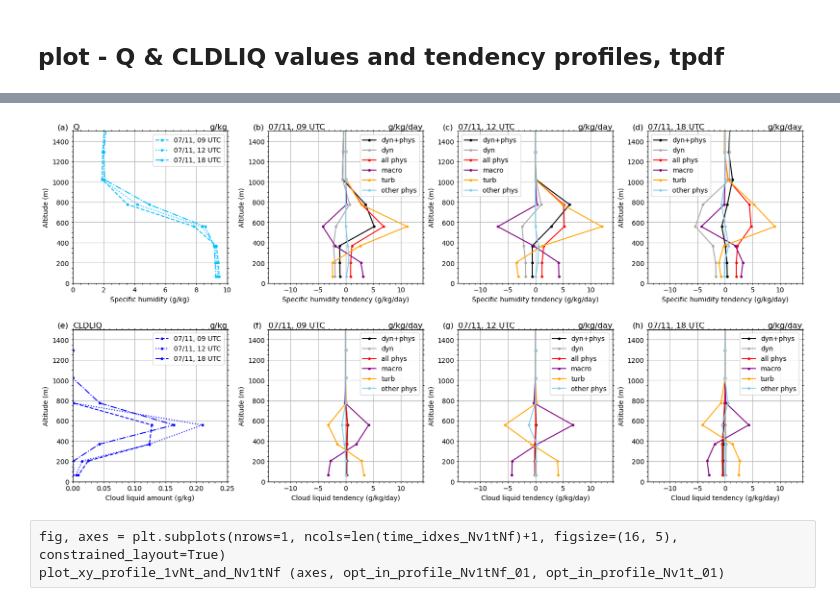
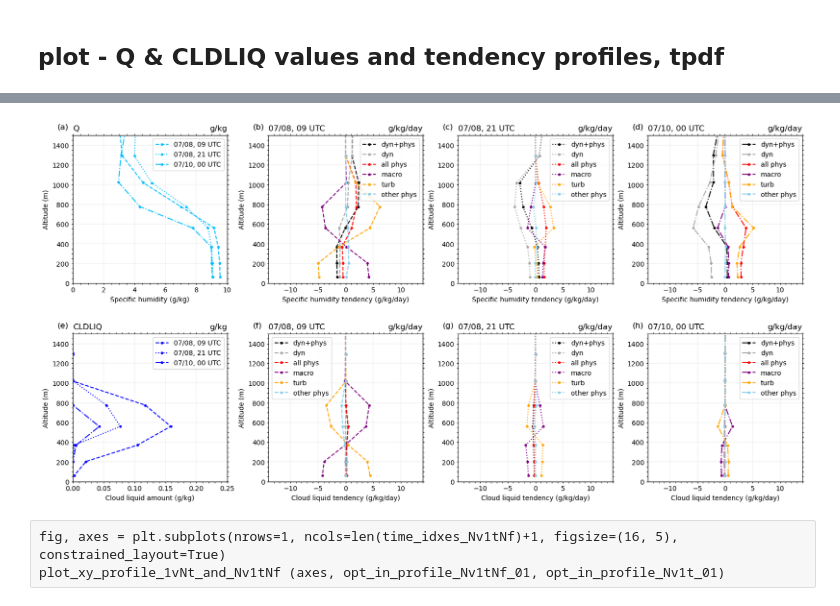
Before and after one commit to yihsuanchen/TaiESM1_Sc_diag, a Jupyter notebook: plot/plot_fig_xy_profile-var-TaiESM_hindcast.ipynb, the cells around one changed output, grey strips where cells are left out. Cells and saved outputs as stored; diff of their text form; code cells hidden in the pictures.

Commit message:
adjust figures

```diff
--- a/plot/plot_fig_xy_profile-var-TaiESM_hindcast.ipynb
+++ b/plot/plot_fig_xy_profile-var-TaiESM_hindcast.ipynb
@@ -1541,7 +1542,7 @@ if (do_test == "111"):
 # %%
 import warnings
 
-def plot_xy_profile_Nv1t(ax, ds, lev_1d, var_list, title=None, time_idx=0):
+def plot_xy_profile_Nv1t(ax, ds, lev_1d, var_list, title=None, time_idx=0, linestyle="-"):
     """
     Create an XY plot for multiple variables from an xarray.Dataset as X and an xarray.DataArray as Y.
 
@@ -1564,7 +1565,7 @@ def plot_xy_profile_Nv1t(ax, ds, lev_1d, var_list, title=None, time_idx=0):
             lev_1d_1t = lev_1d.isel(time=time_idx)
             units = getattr(var_1d_lev_1t, "units", " ")
             style, meta = generate_plot_xy_kwargs(var_name, var_1d_lev_1t, var_list, option_default="xy_profile_1tNv")
-            ax.plot(var_1d_lev_1t, lev_1d_1t, label=meta["label"], **style)
+            ax.plot(var_1d_lev_1t, lev_1d_1t, label=meta["label"], linestyle=linestyle, **style)
         else:
             warnings.warn(f"func [{func_name}]: Variable '{var_name}' not found in the dataset.", UserWarning)
 
@@ -1576,12 +1577,13 @@ def plot_xy_profile_Nv1t(ax, ds, lev_1d, var_list, title=None, time_idx=0):
     ax.set_ylabel(coord_label)
 
     #ax.text(0, 1.05, left_string, transform=ax.transAxes, fontsize=12, verticalalignment='top')
-    ax.text(1, 1.05, right_string, transform=ax.transAxes, fontsize=12, horizontalalignment='right', verticalalignment='top')
+    ax.text(1, 1.07, right_string, transform=ax.transAxes, fontsize=12, horizontalalignment='right', verticalalignment='top')
     if title is not None:
         ax.set_title(title, y=1.05)
 
     ax.legend()
-    #ax.legend(loc="lower center")
+    #ax.legend(loc="upper right", fontsize=8)
+    #ax.legend(loc="upper left")
     ax.grid()
 
     # Invert the y-axis to have the higher pressures at the top
@@ -1729,14 +1731,23 @@ def plot_xy_profile_Nv1tNf(ds_list, yy_list, titles, var_names, state_names,
             ax = axes[i * num_cols + j]
             time_idx = time_idxes[j]
 
+            if (time_idx == 11):
+                linestyle = "--"
+            elif (time_idx == 15):
+                linestyle = ":"
+            elif (time_idx == 24):
+                linestyle = "-."
+            else:
+                linestyle="-"
+
             state_name = state_names[i]  # Use the correct state_name for each subplot
             # Plotting function
-            plot_xy_profile_Nv1t(ax, ds[state_name], yy_list[j][lev_select], var_list, title=titles[j], time_idx=time_idx)
+            plot_xy_profile_Nv1t(ax, ds[state_name], yy_list[j][lev_select], var_list, title=titles[j], time_idx=time_idx, linestyle=linestyle)
 
             #time_string = f"{ds[state_name]['time'][time_idx].values}"
             time_obj = ds[state_name]['time'][time_idx].item()
             time_string = time_obj.strftime("%m/%d, %H UTC")
-            ax.text(0, 1.05, time_string, transform=ax.transAxes, fontsize=12, verticalalignment='top')
+            ax.text(0, 1.07, time_string, transform=ax.transAxes, fontsize=12, verticalalignment='top')
 
             if (var_name == "DQL_budget_MA_VD"):
                 ax.set_xlabel("Cloud liquid tendency (g/kg/day)")
@@ -2134,8 +2145,8 @@ def plot_xy_profile_1vNt(ax, ds, lev_1d, var_name,
     if var_name == "CLDLIQ":
         ax.set_xlabel("Cloud liquid amount (g/kg)")
 
-    ax.text(0, 1.05, left_string, transform=ax.transAxes, fontsize=12, verticalalignment='top')
-    ax.text(1, 1.05, right_string, transform=ax.transAxes, fontsize=12, horizontalalignment='right', verticalalignment='top')
+    ax.text(0, 1.07, left_string, transform=ax.transAxes, fontsize=12, verticalalignment='top')
+    ax.text(1, 1.07, right_string, transform=ax.transAxes, fontsize=12, horizontalalignment='right', verticalalignment='top')
 
     if title is not None:
         ax.set_title(title, y=1.05)
@@ -2355,10 +2366,10 @@ def plot_xy_profile_NvNt1f(ax, ds, lev_1d, var_names,
     ax.set_ylabel(coord_label)
     fontsize=10
     #ax.text(0, 1.05, left_string, transform=ax.transAxes, fontsize=12, verticalalignment='top')
-    ax.text(1, 1.06, right_string, transform=ax.transAxes, fontsize=fontsize, horizontalalignment='right', verticalalignment='top')
+    ax.text(1, 1.07, right_string, transform=ax.transAxes, fontsize=fontsize, horizontalalignment='right', verticalalignment='top')
 
     if opt_xy.get("left_string", False):
-        ax.text(0, 1.06, opt_xy['left_string'], transform=ax.transAxes, fontsize=fontsize, verticalalignment='top')
+        ax.text(0, 1.07, opt_xy['left_string'], transform=ax.transAxes, fontsize=fontsize, verticalalignment='top')
 
     if opt_xy.get("xlabel", False):
         ax.set_xlabel(opt_xy["xlabel"]+f" ({right_string})")
@@ -2367,7 +2378,7 @@ def plot_xy_profile_NvNt1f(ax, ds, lev_1d, var_names,
 
     # Formatting
     if title is not None:
-        ax.set_title(title, y=1.06)
+        ax.set_title(title, y=1.08)
 
     do_inverse_yaxis = getattr(lev_1d, "do_inverse_yaxis", None)
     if (do_inverse_yaxis):
@@ -3158,7 +3170,9 @@ ds_dict_test = ds_dict_tpdf.copy()
 yy_dict_test = yy_dict_tpdf.copy()
 
 #time_vert_lines = ["20010710_090000", "20010710_150000", "20010710_210000"]
-time_vert_lines = ["20010711_090000", "20010711_120000", "20010711_180000"]
+#time_vert_lines = ["20010711_090000", "20010711_120000", "20010711_180000"]
+time_vert_lines = ["20010708_090000", "20010708_210000", "20010710_000000"]
+
 time_idxes_Nv1tNf = get_time_indices_from_strings(ds_dict_test['state'], time_vert_lines)
 
 opt_in_profile_Nv1tNf = {
@@ -3174,6 +3188,7 @@ opt_in_profile_Nv1tNf = {
     "xmin_xmax": [(-14, 14)],
     #"xmin_xmax": None,
     "ymin_ymax": [ymin_ymax],
+    "linestyles": ["--", ":", "-."],
 }
 
 opt_in_profile_Nv1t = {
@@ -3195,35 +3210,41 @@ opt_in_profile_Nv1t = {
 
 #--- plot 01
 opt_in_profile_Nv1t_01 = opt_in_profile_Nv1t.copy()
 opt_in_profile_Nv1t_01["ds_1vNt"]=ds_dict_test['state']
 opt_in_profile_Nv1t_01["var_name_1vNt"]= "Q"
 opt_in_profile_Nv1t_01["colors"] = ["deepskyblue"] * len(time_idxes_Nv1tNf)
 opt_in_profile_Nv1t_01["xmin_xmax_1vNt"] = (0,10)
 
 opt_in_profile_Nv1tNf_01 = opt_in_profile_Nv1tNf.copy()
 opt_in_profile_Nv1tNf_01["var_names"] = ["DQ_budget_MA_VD"]
 #opt_in_profile_Nv1tNf_01["xmin_xmax"] = [(-14, 14)]
 
 #--- plots
 
 fig, axes = plt.subplots(nrows=2, ncols=4, figsize=(16, 8), constrained_layout=True,
                         gridspec_kw={"height_ratios": [1, 1], "hspace": 0.1})
 axes_all = axes.flatten()
 
 plot_xy_profile_1vNt_and_Nv1tNf (axes_all[0:4], opt_in_profile_Nv1tNf_01, opt_in_profile_Nv1t_01)
 plot_xy_profile_1vNt_and_Nv1tNf (axes_all[4:8], opt_in_profile_Nv1tNf, opt_in_profile_Nv1t)
 
 def add_labels_to_subplots(axes, num_labels=20, fontsize=8):
     # Generate labels from "(a)" to the specified number of labels
     labels = [f"({char})" for char in string.ascii_lowercase[:num_labels]]
 
     for i, ax in enumerate(axes):
         if i < len(labels):  # Ensure we don't exceed the number of labels
-            ax.text(-0.1, 1.05, labels[i], transform=ax.transAxes, fontsize=12, verticalalignment='top')
+            ax.text(-0.1, 1.08, labels[i], transform=ax.transAxes, fontsize=12, verticalalignment='top')
+
+for i, ax in enumerate(axes_all):
+    ax.grid(color="lightgray", linewidth=0.3)
+    #ax.grid(color="whitesmoke")
+    #ax.grid(color="black")
+
 
 add_labels_to_subplots(axes_all)
 # %% [output]
-[figure, old version]
+[figure, new version]
 # %% [raw]
 fig, axes = plt.subplots(nrows=1, ncols=len(time_idxes_Nv1tNf)+1, figsize=(16, 5), constrained_layout=True)
 plot_xy_profile_1vNt_and_Nv1tNf (axes, opt_in_profile_Nv1tNf_01, opt_in_profile_Nv1t_01)
```
Also changed, not shown: parts of 3 cells of this notebook.
